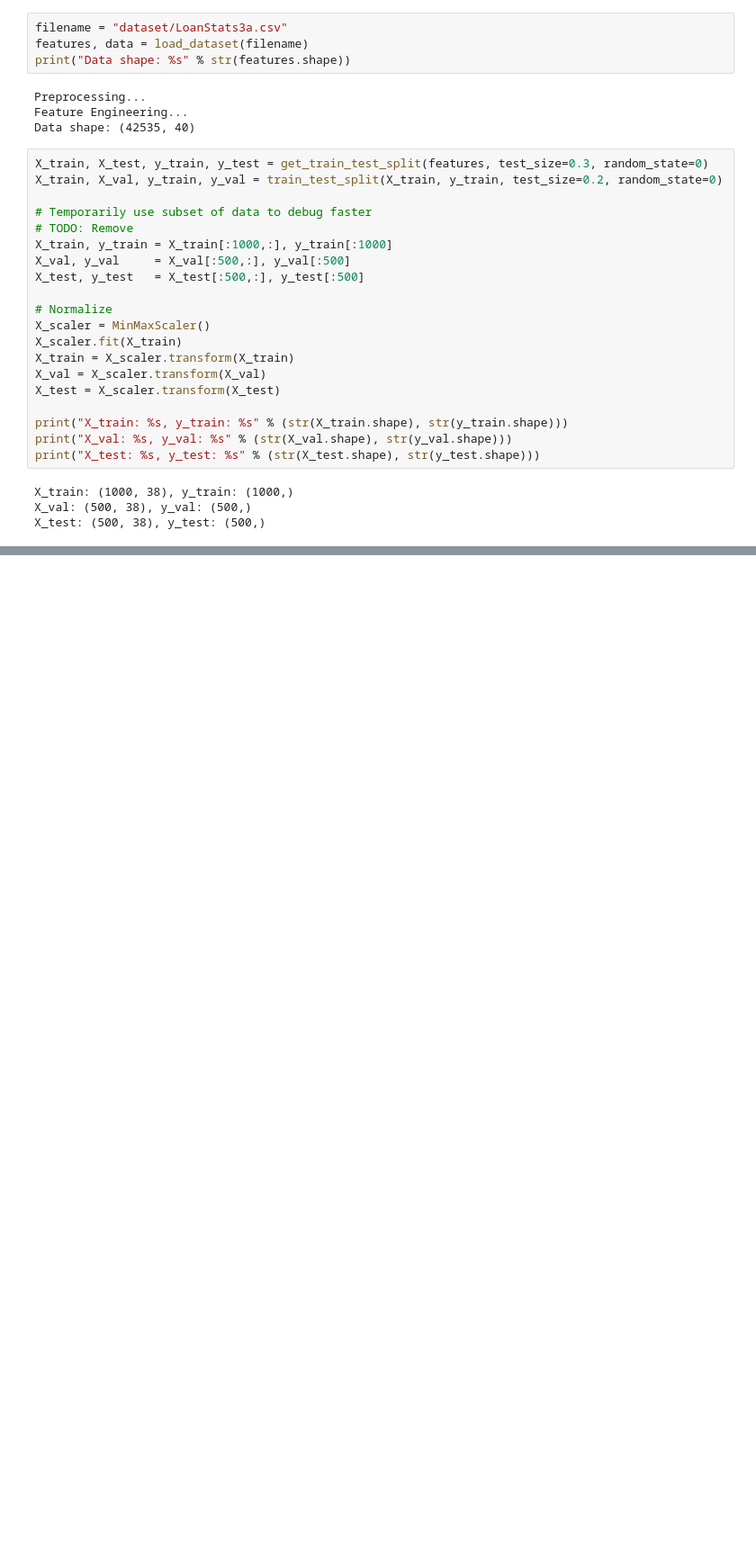
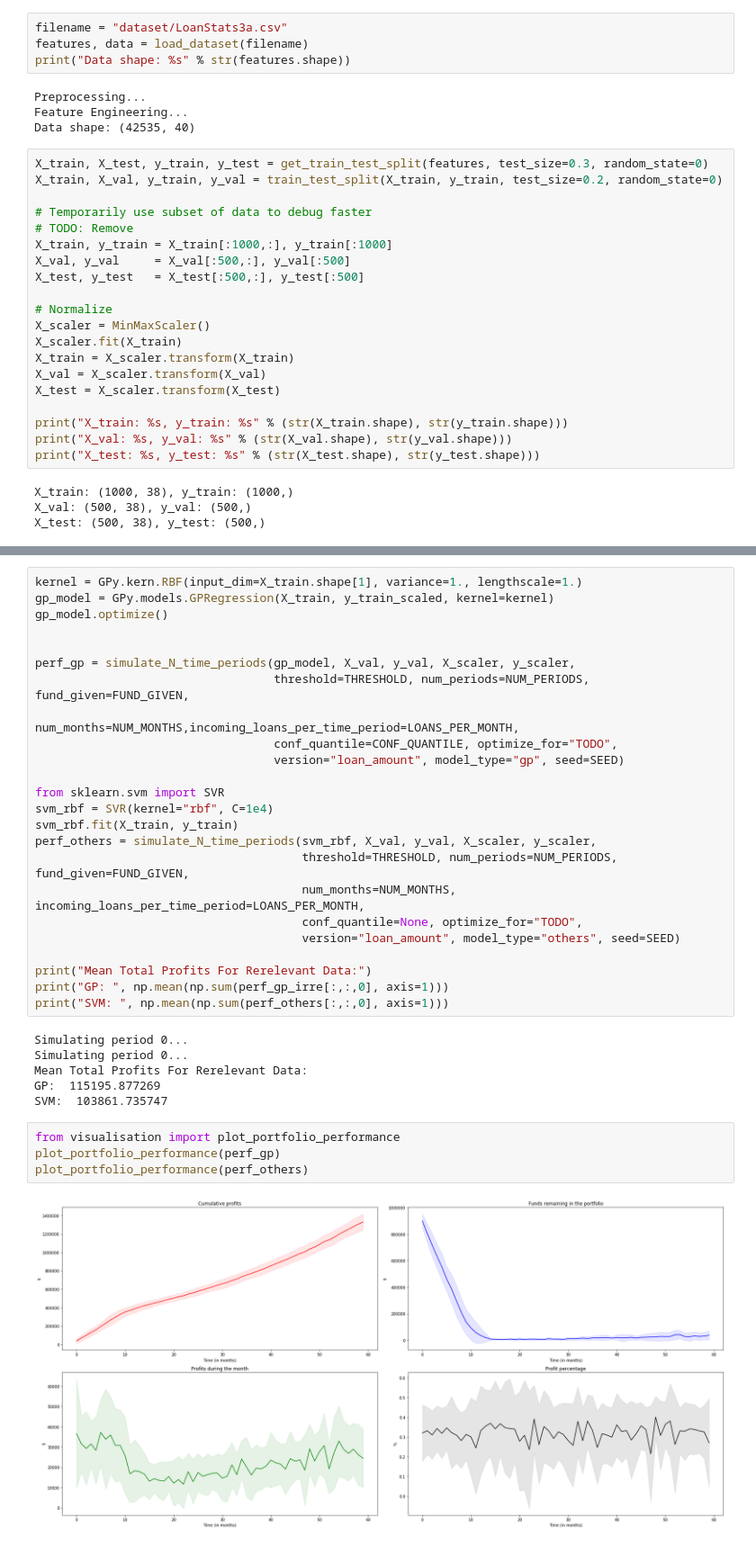
Before and after one commit to yewsiang/GPLend, a Jupyter notebook: train_interpretation.ipynb, the cells around one changed output, grey strips where cells are left out. Shown: that part at 90% size. Saved outputs shown, nothing was run; the diff lists cells and outputs as text; blank space fills up the shorter version.

Commit message:
Final version.

```diff
--- a/train_interpretation.ipynb
+++ b/train_interpretation.ipynb
@@ -71,0 +162,36 @@ test_kernel_relevance(kernel, X_train, y_train_scaled, X_val, y_val,
+# %%
+kernel = GPy.kern.RBF(input_dim=X_train.shape[1], variance=1., lengthscale=1.)
+gp_model = GPy.models.GPRegression(X_train, y_train_scaled, kernel=kernel)
+gp_model.optimize()
+
+
+perf_gp = simulate_N_time_periods(gp_model, X_val, y_val, X_scaler, y_scaler,
+                                  threshold=THRESHOLD, num_periods=NUM_PERIODS, fund_given=FUND_GIVEN,
+                                  num_months=NUM_MONTHS,incoming_loans_per_time_period=LOANS_PER_MONTH,
+                                  conf_quantile=CONF_QUANTILE, optimize_for="TODO",
+                                  version="loan_amount", model_type="gp", seed=SEED)
+
+from sklearn.svm import SVR
+svm_rbf = SVR(kernel="rbf", C=1e4)
+svm_rbf.fit(X_train, y_train)
+perf_others = simulate_N_time_periods(svm_rbf, X_val, y_val, X_scaler, y_scaler,
+                                      threshold=THRESHOLD, num_periods=NUM_PERIODS, fund_given=FUND_GIVEN,
+                                      num_months=NUM_MONTHS, incoming_loans_per_time_period=LOANS_PER_MONTH,
+                                      conf_quantile=None, optimize_for="TODO",
+                                      version="loan_amount", model_type="others", seed=SEED)
+
+print("Mean Total Profits For Rerelevant Data:")
+print("GP: ", np.mean(np.sum(perf_gp_irre[:,:,0], axis=1)))
+print("SVM: ", np.mean(np.sum(perf_others[:,:,0], axis=1)))
+# %% [output]
+Simulating period 0...
+Simulating period 0...
+Mean Total Profits For Rerelevant Data:
+GP:  115195.877269
+SVM:  103861.735747
+# %%
+from visualisation import plot_portfolio_performance
+plot_portfolio_performance(perf_gp)
+plot_portfolio_performance(perf_others)
+# %% [output]
+[figure, added]
```
Also changed, not shown: parts of 9 cells of this notebook, 2 other files.
